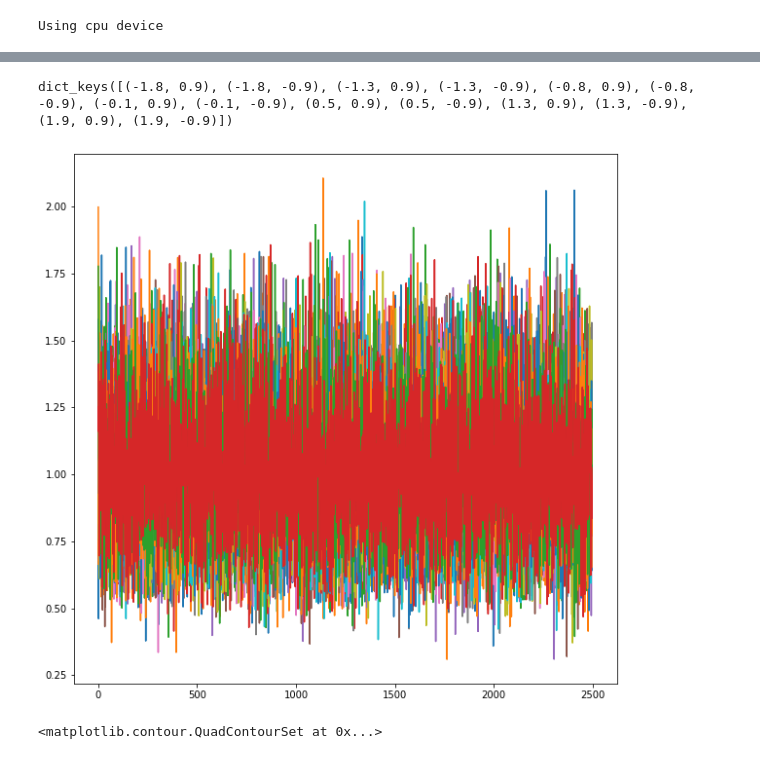
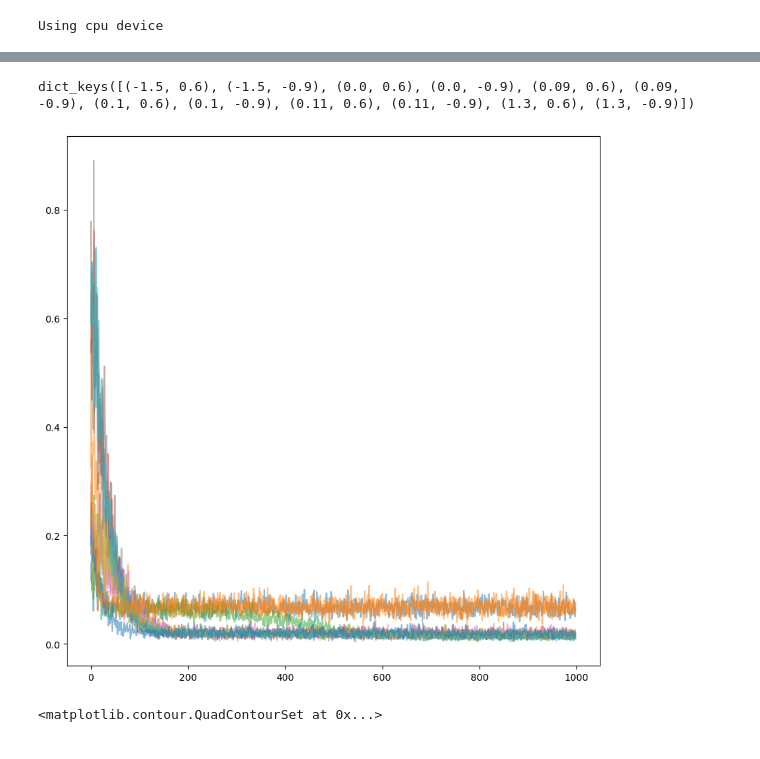
Before and after one commit to edmundlth/phase-transition-in-singular-model-paper, a Jupyter notebook: experiments/sgd-trajectories.ipynb, the cells around one changed output, grey strips where cells are left out. Cells and saved outputs as stored; diff of their text form; code cells hidden in the pictures.

```diff
--- a/experiments/sgd-trajectories.ipynb
+++ b/experiments/sgd-trajectories.ipynb
@@ -107,12 +97,12 @@ def test(dataloader, model, loss_fn):
 # %% [output]
 Using cpu device
 # %%
-w_true = (1.5, 0.0)
+w_true = (0.5, 0.05)
 model_true = Model(*w_true).to(device)
 
-n = 200
+n = 100
 X_train =  (torch.rand(n) - 1/2) * 8 # Uniform(-1, 1)
-noise = torch.randn(n) * 1
+noise = torch.randn(n) * 0.1
 y_train = model_true(X_train) + noise
 # y_train = torch.cosh(X_train) / 10 + noise
 
@@ -131,6 +121,6 @@ plt.scatter(X_train.detach().numpy(), y_train.detach().numpy(), s=0.5)
 # %%
-batch_size = max(n // 5, 1)
-learning_rate = 0.1
+batch_size = n # max(n // 5, 1)
+learning_rate = 0.01
 print(f"Batch size = {batch_size}, w0={w_true}")
 train_dataloader = DataLoader(training_data, batch_size=batch_size)
 # test_dataloader = DataLoader(testing_data, batch_size=batch_size)
@@ -140,19 +130,31 @@ loss_fn = nn.MSELoss()
 fig, ax = plt.subplots(1, 1, figsize=(20, 10))
 ax.scatter([w_true[0]], [w_true[1]], s=80, color="red", marker="X")
 
-ax.vlines([-1, 1], ymin=-1, ymax=1, linestyles="dashed", color="red", alpha=0.1)
+ax.vlines([-1, 1], ymin=-1, ymax=1, linestyles="dashed", color="red", alpha=0.1)f
 ax.hlines([0], xmin=-2, xmax=2, linestyles="dashed", color="red", alpha=0.1)
 ax.plot(np.linspace(-2, 0), (np.linspace(-2, 0) + 1)**2, "r--", alpha=0.1)
 
 model_rec = dict()
-a_vals = [-1.8, -1.3, -0.8, -0.1, 0.5, 1.3, 1.9]
-b_vals = [0.9, -0.9]
+# a_vals = [-1.8, -1.3, -0.8, -0.3, 0.5, 1.3, 1.9]
+a_vals = [
+    -1.5,
+    0.0,
+    0.09,
+    0.1,
+    0.11,
+    1.3
+]
+b_vals = [
+    0.6,
+    -0.9
+]
 init_params = [(a, b) for a in a_vals for b in b_vals]
 # init_params = [(np.random.rand() * np.random.randint(-1, 1), np.random.rand() * np.random.randint(-1, 1)), ]
 for (a, b) in init_params:
     ax.scatter([a], [b], s=50, color="red", marker=".")
     model = Model(a, b).to(device)
     optimiser = torch.optim.SGD(model.parameters(), lr=learning_rate)
+#     optimiser = torch.optim.Adam(model.parameters(), lr=learning_rate)
 
     for t in range(epochs):
         train(train_dataloader, model, loss_fn, optimiser)
@@ -165,7 +167,7 @@ for (a, b) in init_params:
     init_loss = np.format_float_scientific(model.loss_history[0], precision=3)
     print(f"Finished: w={np.around(w_pred, 3)}, w_init={(a, b)}, loss={loss} (init loss={init_loss})")
 
-    ax.plot(hs[:, 0], hs[:, 1], linestyle='--', marker='o', color=None, linewidth=0.5, markersize=1)
+    ax.plot(hs[:, 0], hs[:, 1], linestyle='--', marker='o', color=None, linewidth=0.5, markersize=1, alpha=0.8)
     ax.scatter([w_pred[0]], [w_pred[1]], s=30, color="black", marker=".")
 
 d = 0.00
@@ -186,5 +188,6 @@ with torch.no_grad():
          for xval, yval in zip(X_train, y_train)]
     ).mean(axis=0)
 
-ax.contour(W1, W2, -np.log(Z), levels=100, alpha=1, linewidths=0.5, cmap="hot_r")
+# ax.contour(W1, W2, -np.log(Z), levels=100, alpha=1, linewidths=0.5, cmap="hot_r")
+ax.contour(W1, W2, -Z, levels=150, alpha=1, linewidths=0.5, cmap="hot_r")
 # %% [output]
@@ -208,12 +209,13 @@ Finished: w=[ 1.213 -0.078], w_init=(1.9, -0.9), loss=6.302e-01 (init loss=1.392
 # %%
 fig, ax = plt.subplots(1,1, figsize=(10, 10))
 print(model_rec.keys())
 for key, model in model_rec.items():
-    ax.plot(np.clip(model.loss_history[1:], 0, 100))
+    ax.plot(model.loss_history[1:1000], alpha=0.5)
+#     ax.plot(np.clip(model.loss_history[1:], 0, 0.2), alpha=0.5)
 # ax.plot(model_rec[(-0.1, -0.9)].loss_history[10:])
 # %% [output]
-dict_keys([(-1.8, 0.9), (-1.8, -0.9), (-1.3, 0.9), (-1.3, -0.9), (-0.8, 0.9), (-0.8, -0.9), (-0.1, 0.9), (-0.1, -0.9), (0.5, 0.9), (0.5, -0.9), (1.3, 0.9), (1.3, -0.9), (1.9, 0.9), (1.9, -0.9)])
+dict_keys([(-1.5, 0.6), (-1.5, -0.9), (0.0, 0.6), (0.0, -0.9), (0.09, 0.6), (0.09, -0.9), (0.1, 0.6), (0.1, -0.9), (0.11, 0.6), (0.11, -0.9), (1.3, 0.6), (1.3, -0.9)])
-[figure, old version]
+[figure, new version]
 # %%
 fig, ax = plt.subplots(1, 1, figsize=(8, 8))
 w1_axis = np.linspace(-2, 0.0, num=80)
```
Also changed, not shown: parts of 9 cells of this notebook, 7 other files.
